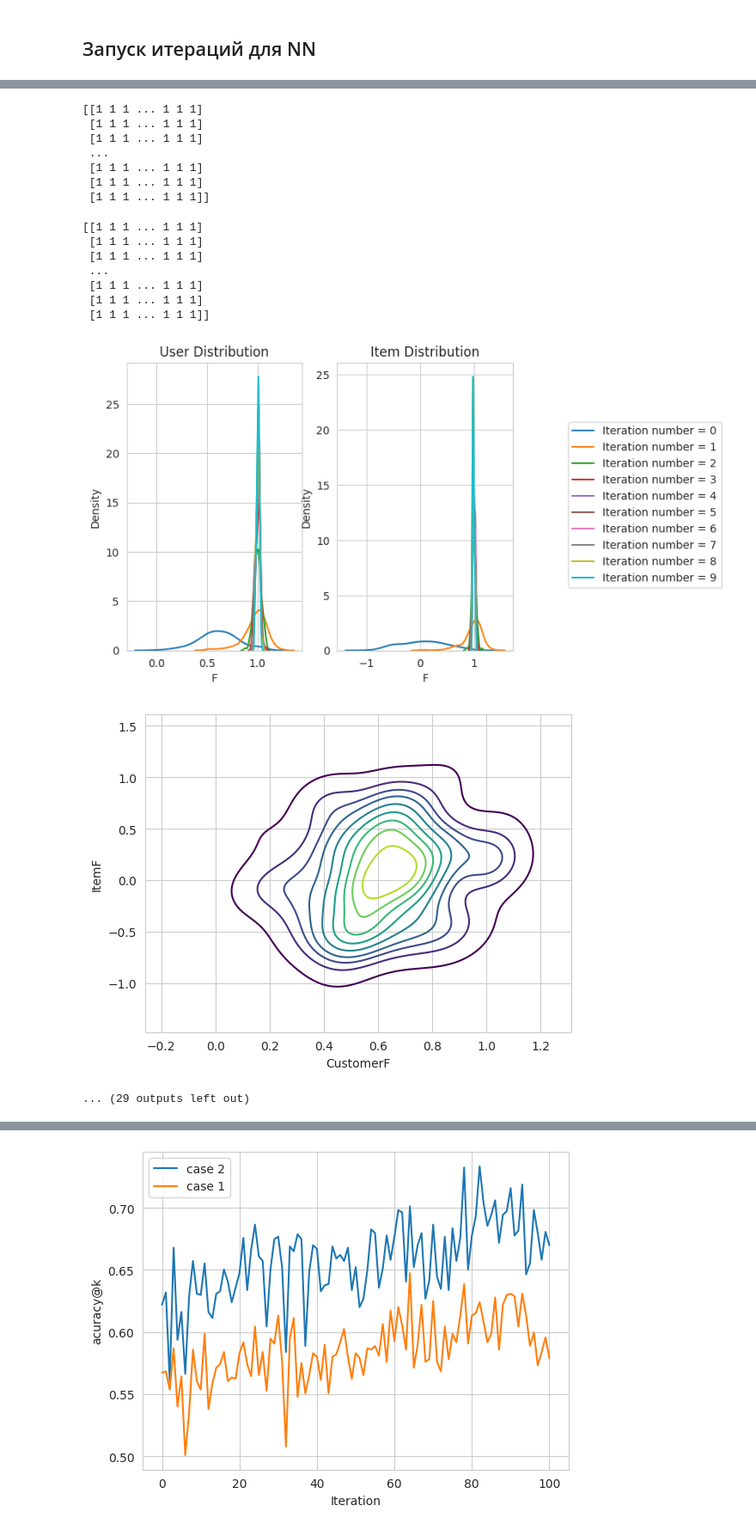
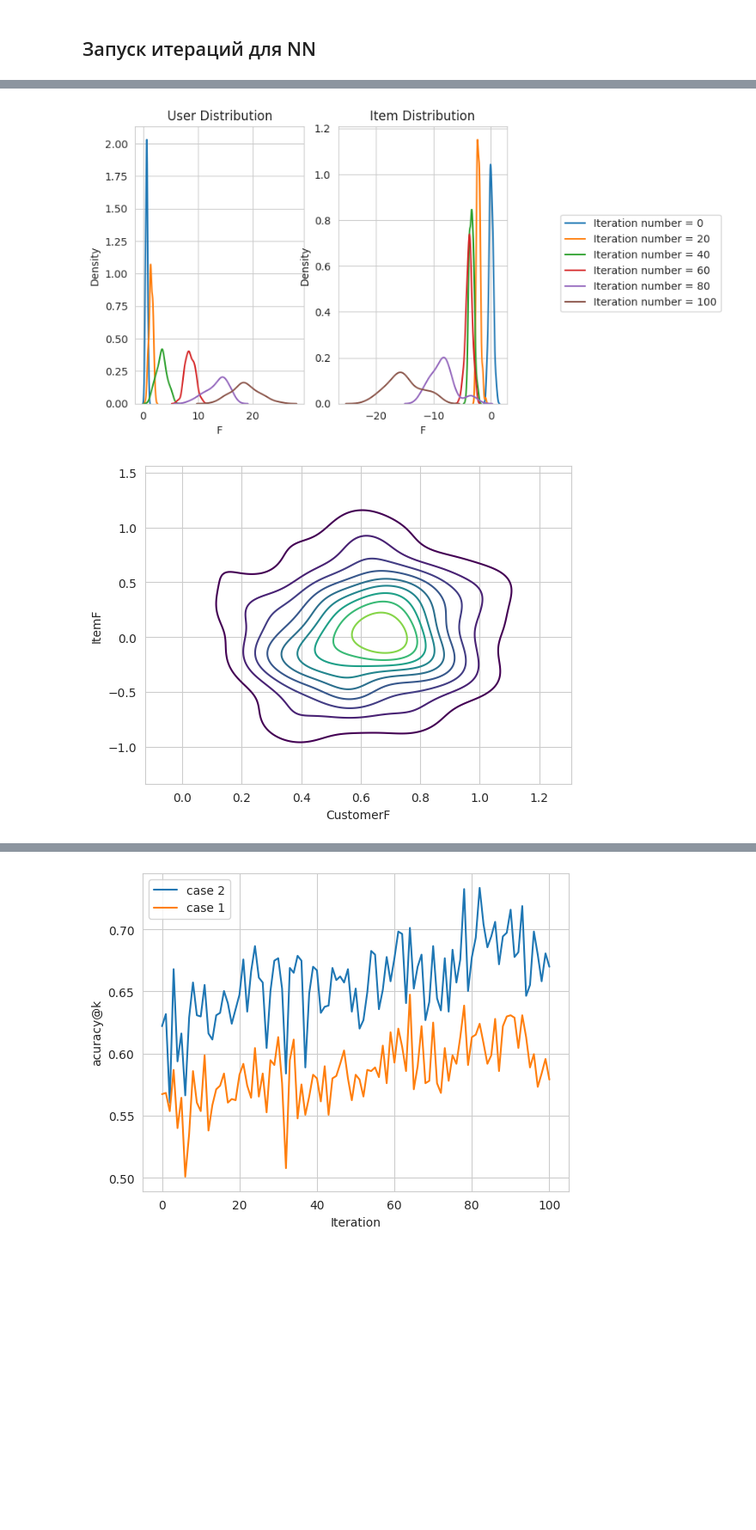
Before and after one commit to intsystems/2024-Project-144, a Jupyter notebook: code/main.ipynb, the cells around one changed output, grey strips where cells are left out. Shown at 86% size. Drawn from its saved outputs; the diff is of its cells as text; code cells hidden in the pictures; blank space fills up the shorter version.

```diff
--- a/code/main.ipynb
+++ b/code/main.ipynb
@@ -60,0 +39,14 @@ model.fit_epoch(train_data_loader)
+# %%
+start_c_size = 32
+start_w_size = 32
+z = lambda: epsilon.rvs()
+train_data_loader, c_w_distribution = init_data(customer_distribution, w_distribution, start_c_size, start_w_size,
+                                                usefulness, z)
+def init_model():
+    loss_func = torch.nn.BCELoss()
+    model = NeuralNetwork(device, loss_func).to(device)
+    model.set_optimizer(torch.optim.Adam(model.parameters(), lr=1e-3, betas=(0.9, 0.999)))
+    model.fit_epoch(train_data_loader)
+    return model
+# %%
+num_of_iterations = 101
@@ -61,26 +81,7 @@ model.fit_epoch(train_data_loader)
 # %% [markdown]
 ## Запуск итераций для NN
+# %%
+model = init_model()
 # %%
-new_c_w_distr = c_w_distribution
-loss_history = []
-residual_history = []
-c_size = 128
-w_size = 128
-big_steps = 10
-fig, axs = plt.subplots(ncols=2)
-for i in tqdm(range(big_steps)):
-    z = lambda: epsilon.rvs() / (i + 1)
-    if i % 1 == 0:
-        new_c_w_distr, loss, residual = dynamic_system_iterate_u(model, usefulness, z, new_c_w_distr, u_pred_case=2,
-                                                                 c_size=c_size,
-                                                                 w_size=w_size, topn=8,
-                                                                 visualize_distributions=(i, axs))
-    else:
-        new_c_w_distr, loss, residual = dynamic_system_iterate_u(model, usefulness, z, new_c_w_distr, u_pred_case=2,
-                                                                 c_size=c_size,
-                                                                 w_size=w_size, topn=8)
-    loss_history.append(loss)
-    residual_history.append(residual)
-fig.legend(loc='center left', bbox_to_anchor=(1, 0.5))
-fig.show()
+loss_history_2, accuracy_2, residual_history_2, L_val_2 = execute_experiment(model, c_w_distribution, num_of_iterations, freq = 20, u_pred_case=2)
 # %% [output]
@@ -143,17 +88,2 @@ fig.show()
-[[1 1 1 ... 1 1 1]
- [1 1 1 ... 1 1 1]
- [1 1 1 ... 1 1 1]
- ...
- [1 1 1 ... 1 1 1]
- [1 1 1 ... 1 1 1]
- [1 1 1 ... 1 1 1]]
-[[1 1 1 ... 1 1 1]
- [1 1 1 ... 1 1 1]
- [1 1 1 ... 1 1 1]
- ...
- [1 1 1 ... 1 1 1]
- [1 1 1 ... 1 1 1]
- [1 1 1 ... 1 1 1]]
-[figure, old version]
+[figure, new version]
-[figure, old version]
+[figure, new version]
-... (29 outputs left out)
```
Also changed, not shown: parts of 14 cells of this notebook, 4 other files.
